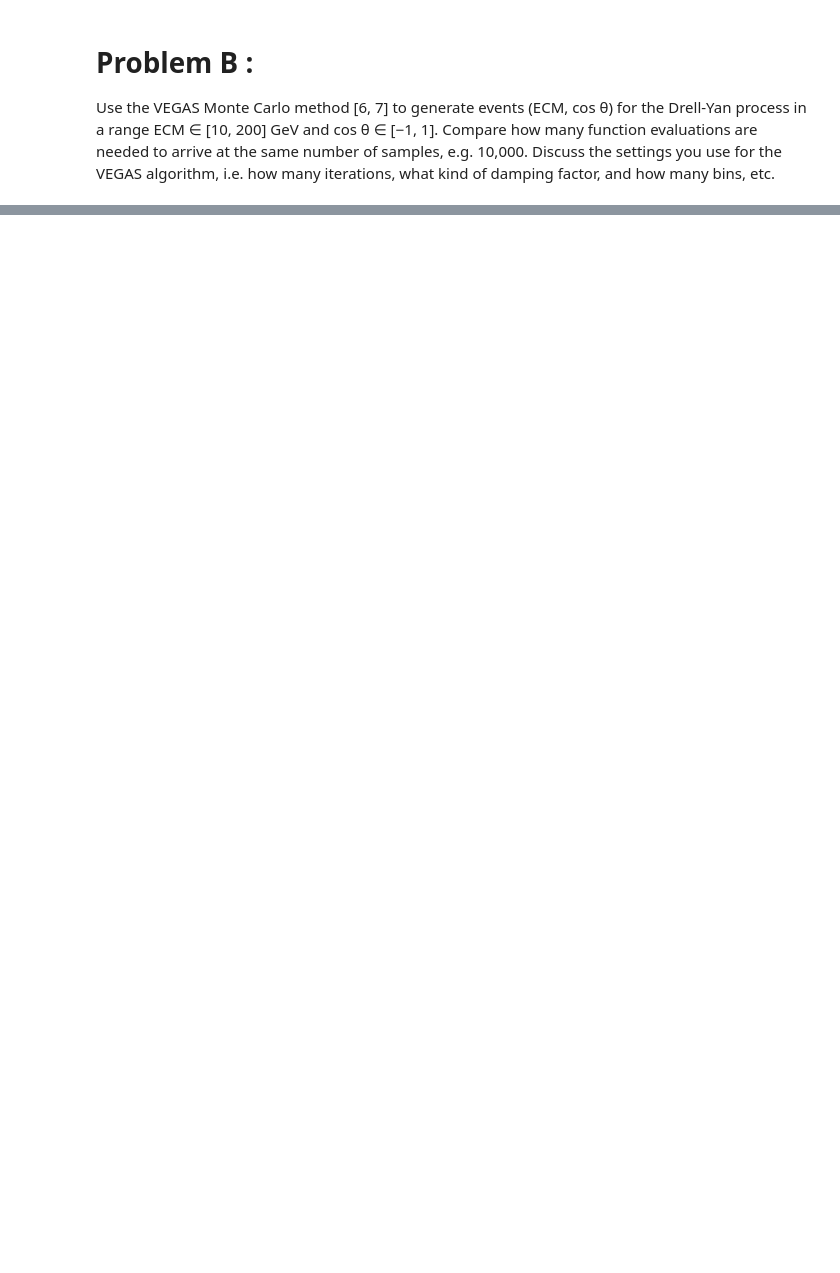
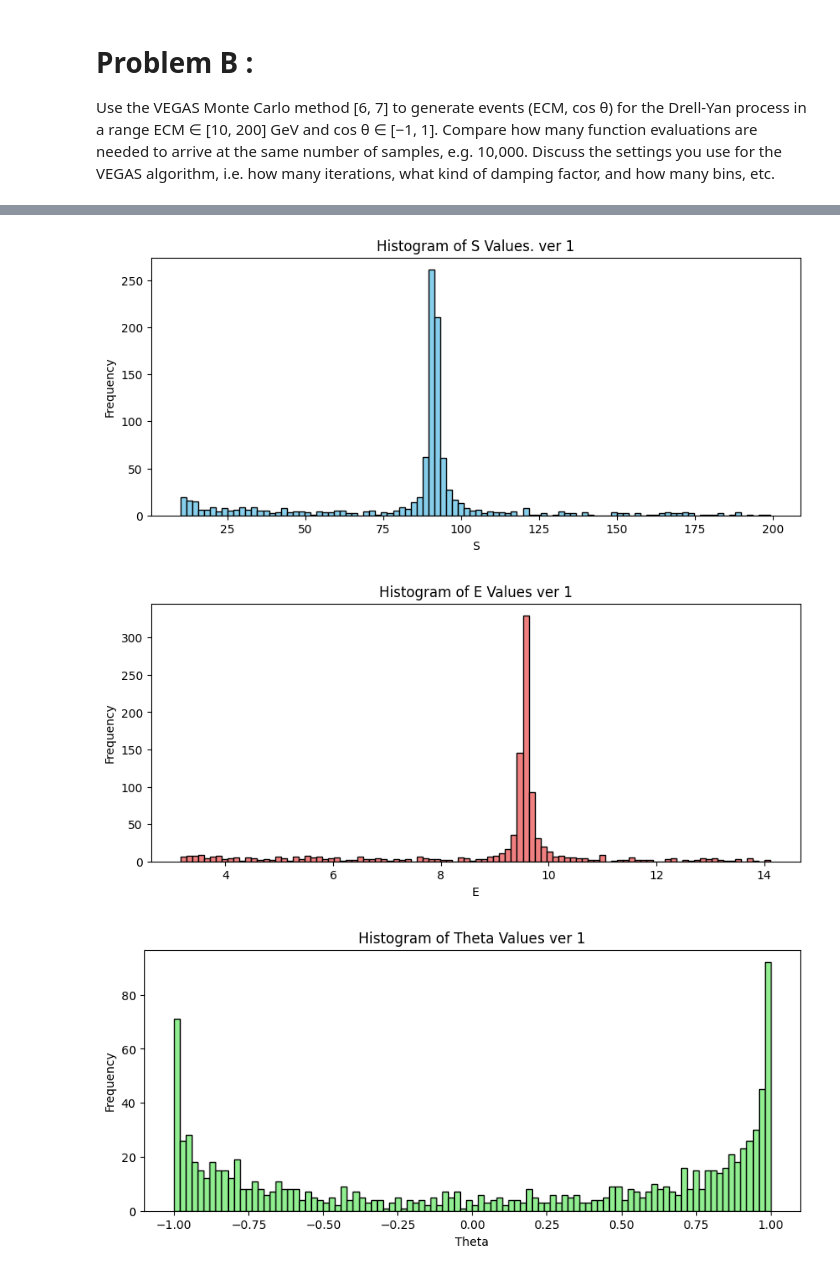
Before and after one commit to Alfredolazagna/Drell-Yan-Production-with-VEGAS-C-, a Jupyter notebook: drell-yan.ipynb, the cells around one changed output, grey strips where cells are left out. Saved outputs shown, nothing was run; the diff lists cells and outputs as text; code cells hidden in the pictures; blank space fills up the shorter version.

```diff
--- a/drell-yan.ipynb
+++ b/drell-yan.ipynb
@@ -193,3 +159,37 @@ def plot_histograms(s_values, theta_values, nBins):
+# %%
+
+def plot_histograms(s_values, angle_values, nBins):
+    # Plot histogram for S
+    plt.figure(figsize=(10, 4))
+    plt.hist(s_values, bins=nBins, color='skyblue', edgecolor='black')
+    plt.title('Histogram of S Values. ver 1')
+    plt.xlabel('S')
+    plt.ylabel('Frequency')
+    plt.show()
+
+    # Plot histogram for E
+    plt.figure(figsize=(10, 4))
+    plt.hist(s_to_E(s_values), bins=nBins, color='lightcoral', edgecolor='black')
+    plt.title('Histogram of E Values ver 1')
+    plt.xlabel('E')
+    plt.ylabel('Frequency')
+    plt.show()
+
+    # Plot histogram for theta
+    plt.figure(figsize=(10, 4))
+    plt.hist(angle_values, bins=nBins, color='lightgreen', edgecolor='black')
+    plt.title('Histogram of Theta Values ver 1')
+    plt.xlabel('Theta')
+    plt.ylabel('Frequency')
+    plt.show()
+
+    # Plot histogram for cos(theta)
+    plt.figure(figsize=(10, 4))
+    plt.hist(np.cos(angle_values), bins=nBins, color='salmon', edgecolor='black')
+    plt.title('Histogram of Cos(Theta) Values ver 1')
+    plt.xlabel('Cos(Theta)')
+    plt.ylabel('Frequency')
+    plt.show()
 # %%
 # sampled_values = []
 # for _ in range(1_000_000):
@@ -395,0 +413,7 @@ lego_plot(np.sqrt(vegas_result["yy1vegas"]), np.cos(vegas_result["yy2vegas"]), 1
+# %%
+# plot histograms
+plot_histograms(np.sqrt(vegas_result["yy1vegas"]), np.cos(vegas_result["yy2vegas"]), 100)
+# %% [output]
+[figure, added]
+[figure, added]
+[figure, added]
```
Also changed, not shown: parts of 16 cells of this notebook, 1 other file.
